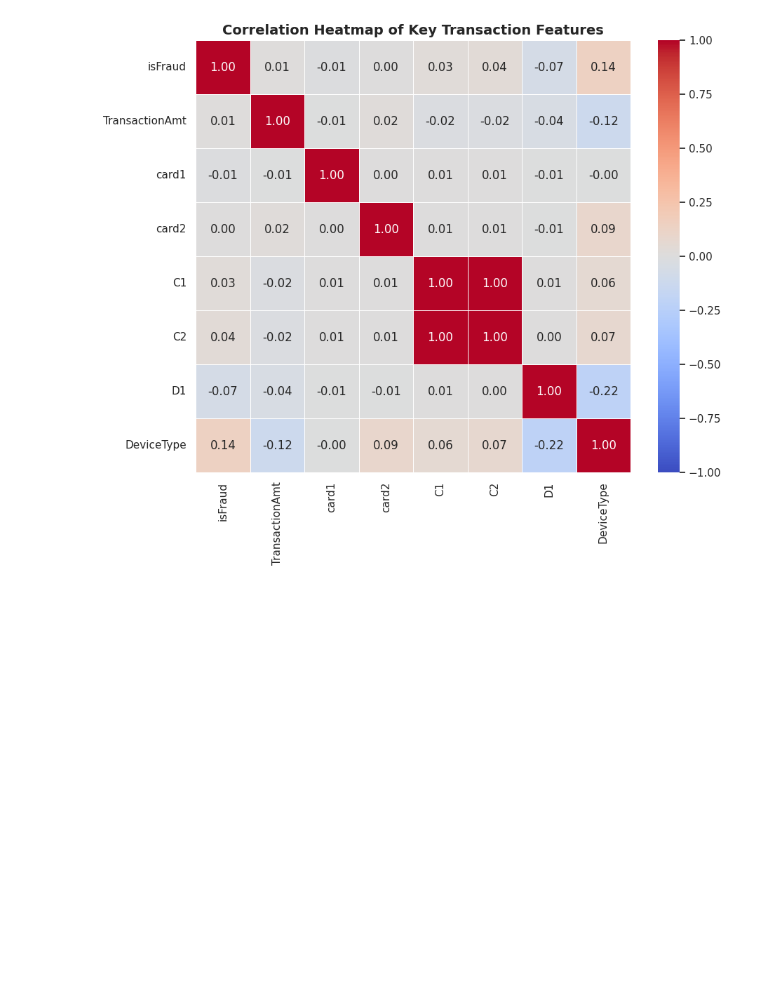
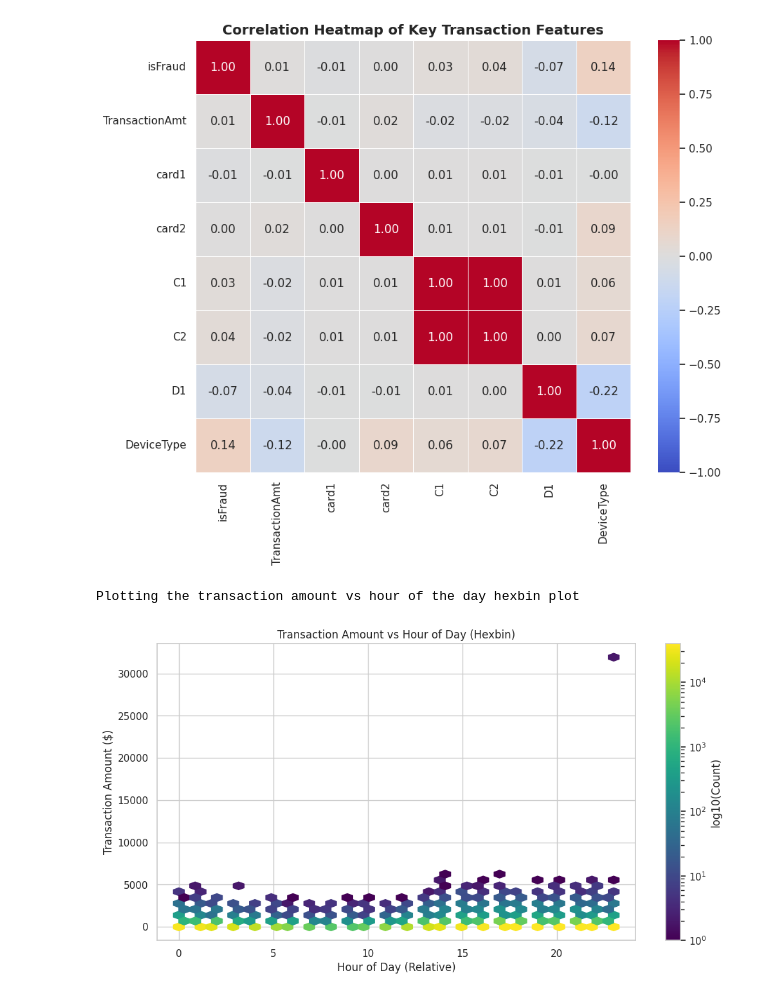
Before and after one commit to VaradBhagwat5/FedAudit, a Jupyter notebook: notebooks/data_visualisation.ipynb, the cells around one changed output. Drawn from its saved outputs; the diff is of its cells as text; code cells hidden in the pictures; blank space fills up the shorter version.

Commit message:
Tried some per hour and per day graphs

```diff
--- a/notebooks/data_visualisation.ipynb
+++ b/notebooks/data_visualisation.ipynb
@@ -3,7 +3,7 @@ import matplotlib.pyplot as plt
 import seaborn as sns
 import pandas as pd
 # %%
-df_train = pd.read_csv("../data/cleaned/train_data.csv")
+df = pd.read_csv("../data/cleaned/train_data.csv")
 # %%
 print("Plotting Class Imbalance...")
 
@@ -58,3 +58,27 @@ plt.show()
 # %% [output]
 Plotting Correlation Heatmap...
 [figure]
+# %%
+df["hour"] = (df["TransactionDT"] // 3600) % 24
+print("Plotting the transaction amount vs hour of the day hexbin plot")
+# Although seems very distributed
+
+plt.figure(figsize=(12,6))
+
+# Hexbin plot: x = hour, y = transaction amount
+hb = plt.hexbin(
+    df["hour"],
+    df["TransactionAmt"],
+    gridsize=40,         # number of hexagons along x-axis
+    cmap='viridis',      # color map
+    bins='log'           # log scale for counts (helps with skewed amounts)
+)
+
+plt.colorbar(hb, label='log10(Count)')
+plt.xlabel("Hour of Day (Relative)")
+plt.ylabel("Transaction Amount ($)")
+plt.title("Transaction Amount vs Hour of Day (Hexbin)")
+plt.show()
+# %% [output]
+Plotting the transaction amount vs hour of the day hexbin plot
+[figure, added]
```
Also changed, not shown: parts of 7 cells of this notebook.
